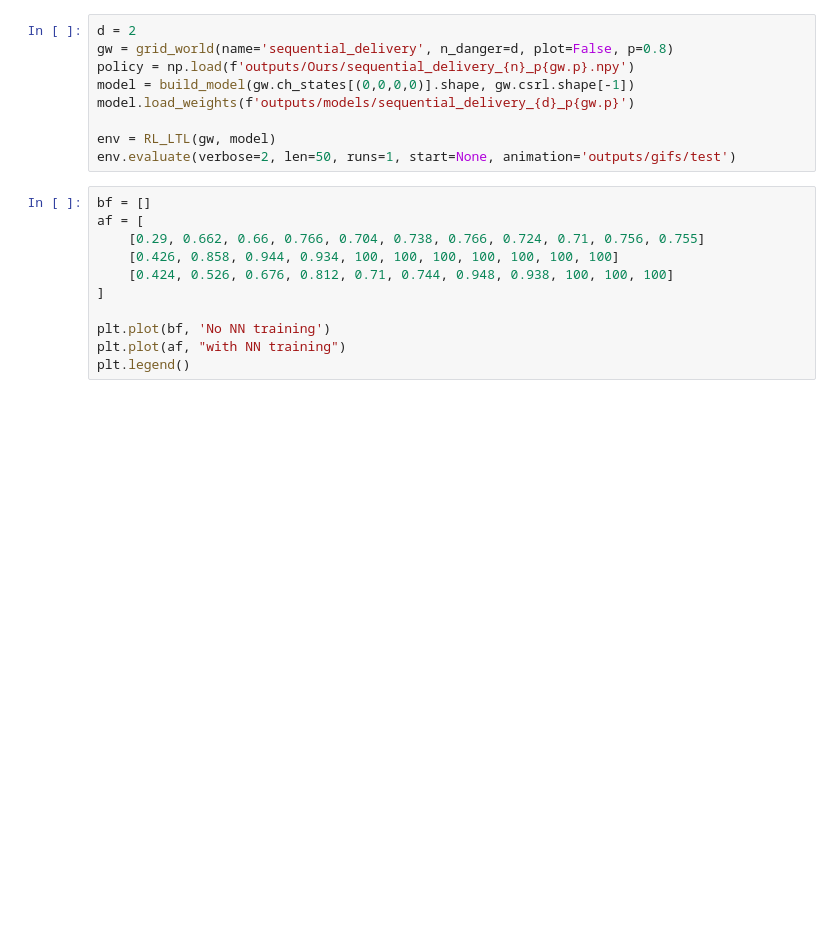
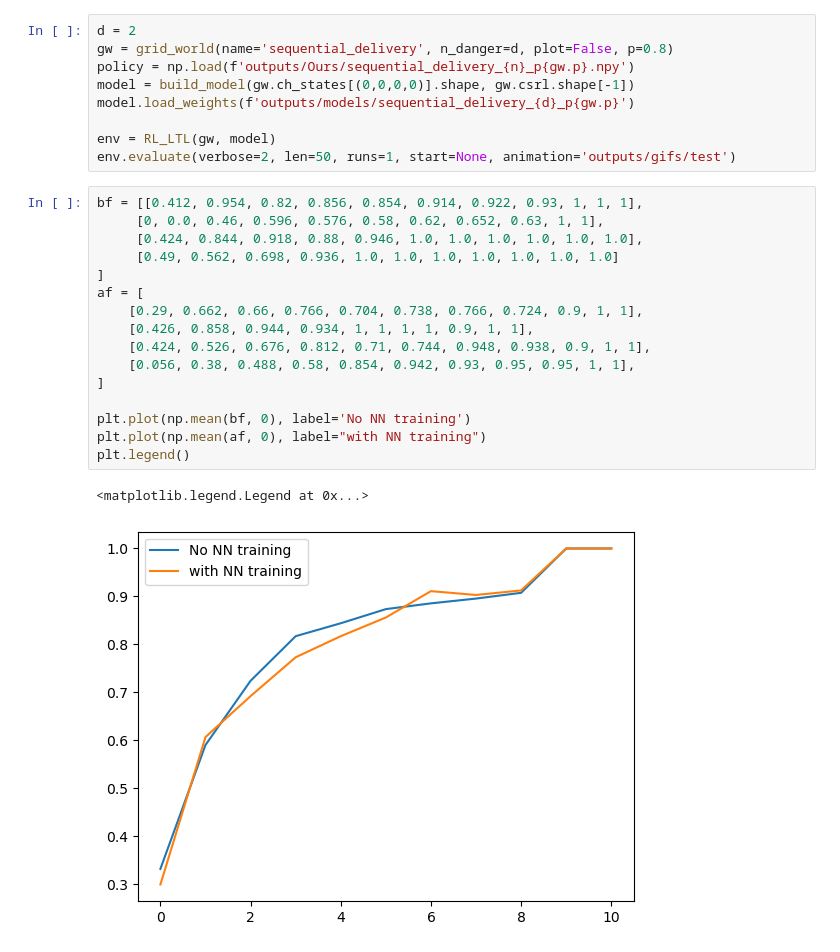
Before and after one commit to CL2-UWaterloo/RL-LTL, a Jupyter notebook: Main/plots.ipynb, the cells around one changed output. Saved outputs shown, nothing was run; the diff lists cells and outputs as text; blank space fills up the shorter version.

```diff
--- a/Main/plots.ipynb
+++ b/Main/plots.ipynb
@@ -245,14 +248,22 @@ model.load_weights(f'outputs/models/sequential_delivery_{d}_p{gw.p}')
 
 env = RL_LTL(gw, model)
 env.evaluate(verbose=2, len=50, runs=1, start=None, animation='outputs/gifs/test')
-# %%
-bf = []
-af = [
-    [0.29, 0.662, 0.66, 0.766, 0.704, 0.738, 0.766, 0.724, 0.71, 0.756, 0.755]
-    [0.426, 0.858, 0.944, 0.934, 100, 100, 100, 100, 100, 100, 100]
-    [0.424, 0.526, 0.676, 0.812, 0.71, 0.744, 0.948, 0.938, 100, 100, 100]
-]
-
-plt.plot(bf, 'No NN training')
-plt.plot(af, "with NN training")
-plt.legend()
+# %%
+bf = [[0.412, 0.954, 0.82, 0.856, 0.854, 0.914, 0.922, 0.93, 1, 1, 1],
+     [0, 0.0, 0.46, 0.596, 0.576, 0.58, 0.62, 0.652, 0.63, 1, 1],
+     [0.424, 0.844, 0.918, 0.88, 0.946, 1.0, 1.0, 1.0, 1.0, 1.0, 1.0],
+     [0.49, 0.562, 0.698, 0.936, 1.0, 1.0, 1.0, 1.0, 1.0, 1.0, 1.0]
+]
+af = [
+    [0.29, 0.662, 0.66, 0.766, 0.704, 0.738, 0.766, 0.724, 0.9, 1, 1],
+    [0.426, 0.858, 0.944, 0.934, 1, 1, 1, 1, 0.9, 1, 1],
+    [0.424, 0.526, 0.676, 0.812, 0.71, 0.744, 0.948, 0.938, 0.9, 1, 1],
+    [0.056, 0.38, 0.488, 0.58, 0.854, 0.942, 0.93, 0.95, 0.95, 1, 1],
+]
+
+plt.plot(np.mean(bf, 0), label='No NN training')
+plt.plot(np.mean(af, 0), label="with NN training")
+plt.legend()
+# %% [output]
+<matplotlib.legend.Legend at 0x...>
+[figure, added]
```
Also changed, not shown: parts of 3 cells of this notebook, 58 other files.
